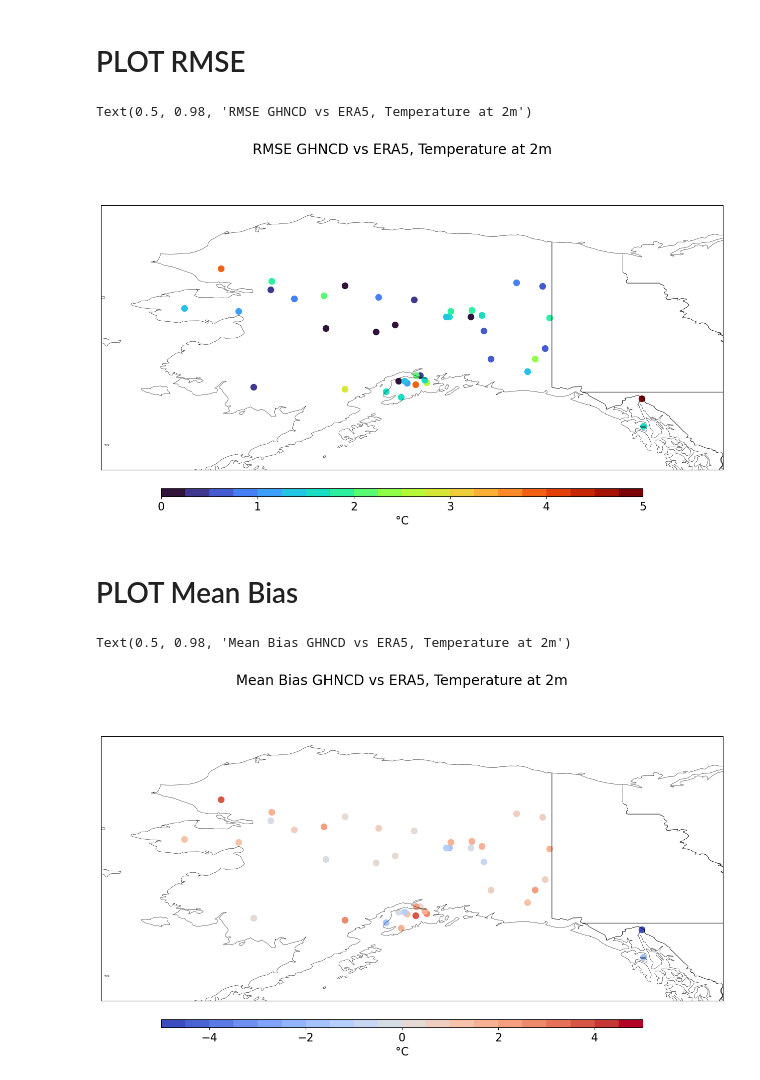
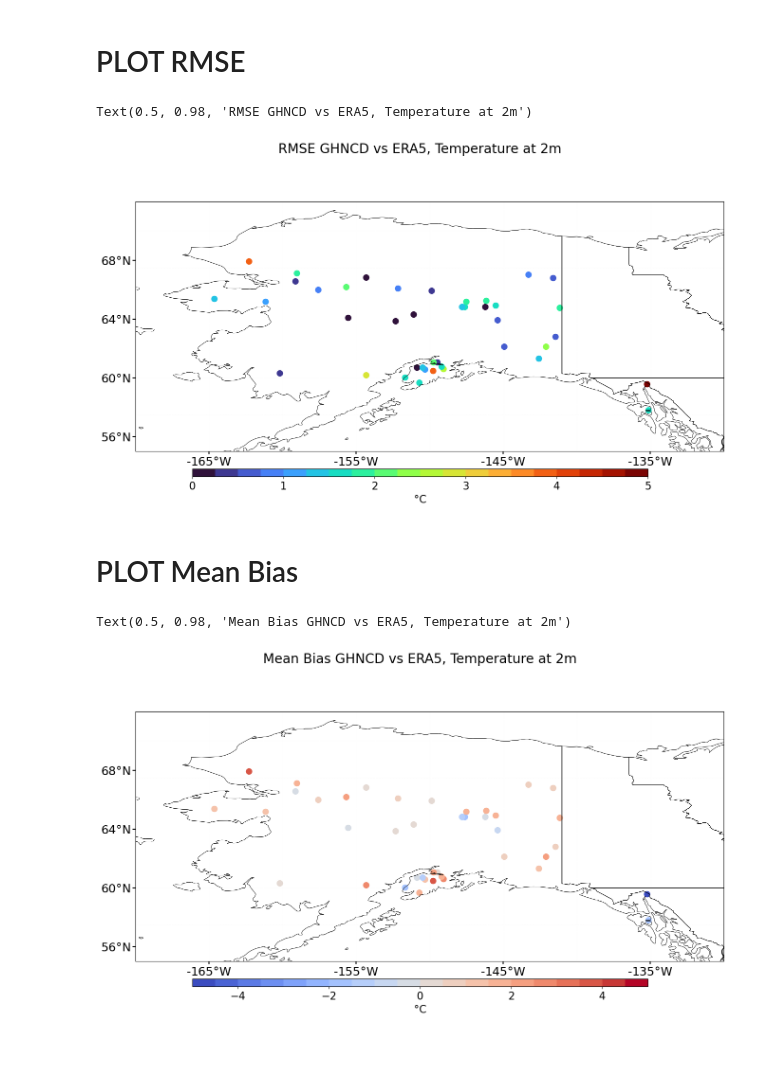
Before and after one commit to GaelleHervieux/ERA5_Tair_Tmin_Tmax, a Jupyter notebook: plot_GHCND_vs_ERA5_AK.ipynb, the cells around one changed output. Saved outputs shown, nothing was run; the diff lists cells and outputs as text; code cells hidden in the pictures; blank space fills up the shorter version.

```diff
--- a/plot_GHCND_vs_ERA5_AK.ipynb
+++ b/plot_GHCND_vs_ERA5_AK.ipynb
@@ -103,24 +105,36 @@ for ip in range(0,len(ds['station'])):
 # %%
 proj=ccrs.PlateCarree()
 clevs=np.arange(0,5.25,0.25)
 cmap=cm.get_cmap('turbo',len(clevs)-1)
 
 fig, ax = plt.subplots(nrows=1,ncols=1,figsize=(16,8),subplot_kw={'projection':proj})
 
 for ip in range(0,len(ds['station'])):
   #for ip in range(30,40):
   cc=ax.scatter(ds['longitude'][ip],ds['latitude'][ip],c=rmse[ip],vmin=clevs[0],vmax=clevs[-1],marker='o',cmap=cmap,s=75)
 
 cbar_ax = fig.add_axes([0.2, 0.1, 0.6, 0.02])
 cbar=fig.colorbar(cc, cax=cbar_ax,orientation='horizontal',label=units)
 cbar.set_label(label=units,fontsize=16)
 cbar.ax.tick_params(labelsize=16)
 ax.set_extent([190,230,55,72],proj)
 ax.add_feature(state_borders,zorder=100,linewidth=0.4,edgecolor='k')
+grd = ax.gridlines(
+draw_labels=False,
+color='gray', alpha=0.01, linestyle='--')
+
+ax.set_xlabel('')
+ax.set_ylabel('')
+ax.add_feature(state_borders,zorder=100,linewidth=0.4,edgecolor='k')
+ax.tick_params(axis='both',direction='out',width=1.5,length=4)
+ax.set_yticks(ax.get_yticks()[1:-1:2],crs=ccrs.PlateCarree())
+ax.set_yticklabels([f'{round(ixx)}$\degree$N' for ixx in ax.get_yticks()],size=18)
+ax.set_xticks(ax.get_xticks()[1:-1:2],crs=ccrs.PlateCarree())
+ax.set_xticklabels([f'{round(ixx)}$\degree$W' for ixx in ax.get_xticks()],size=18)
 plt.suptitle('RMSE GHNCD vs ERA5, Temperature at 2m',fontsize=20)
 # %% [output]
 Text(0.5, 0.98, 'RMSE GHNCD vs ERA5, Temperature at 2m')
-[figure, old version]
+[figure, new version]
 # %% [markdown]
 # PLOT Mean Bias
 # %%
@@ -143,7 +157,19 @@ cbar.set_label(label=units,fontsize=16)
 cbar.ax.tick_params(labelsize=16)
 ax.set_extent([190,230,55,72],proj)
 ax.add_feature(state_borders,zorder=100,linewidth=0.4,edgecolor='k')
+grd = ax.gridlines(
+draw_labels=False,
+color='gray', alpha=0.01, linestyle='--')
+
+ax.set_xlabel('')
+ax.set_ylabel('')
+ax.add_feature(state_borders,zorder=100,linewidth=0.4,edgecolor='k')
+ax.tick_params(axis='both',direction='out',width=1.5,length=4)
+ax.set_yticks(ax.get_yticks()[1:-1:2],crs=ccrs.PlateCarree())
+ax.set_yticklabels([f'{round(ixx)}$\degree$N' for ixx in ax.get_yticks()],size=18)
+ax.set_xticks(ax.get_xticks()[1:-1:2],crs=ccrs.PlateCarree())
+ax.set_xticklabels([f'{round(ixx)}$\degree$W' for ixx in ax.get_xticks()],size=18)
 plt.suptitle('Mean Bias GHNCD vs ERA5, Temperature at 2m',fontsize=20)
 # %% [output]
 Text(0.5, 0.98, 'Mean Bias GHNCD vs ERA5, Temperature at 2m')
-[figure, old version]
+[figure, new version]
```
Also changed, not shown: parts of 11 cells of this notebook.
